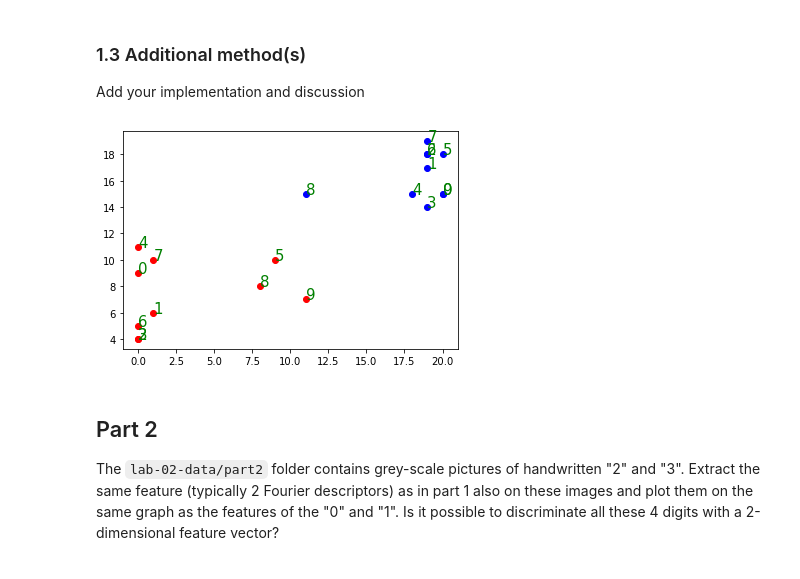
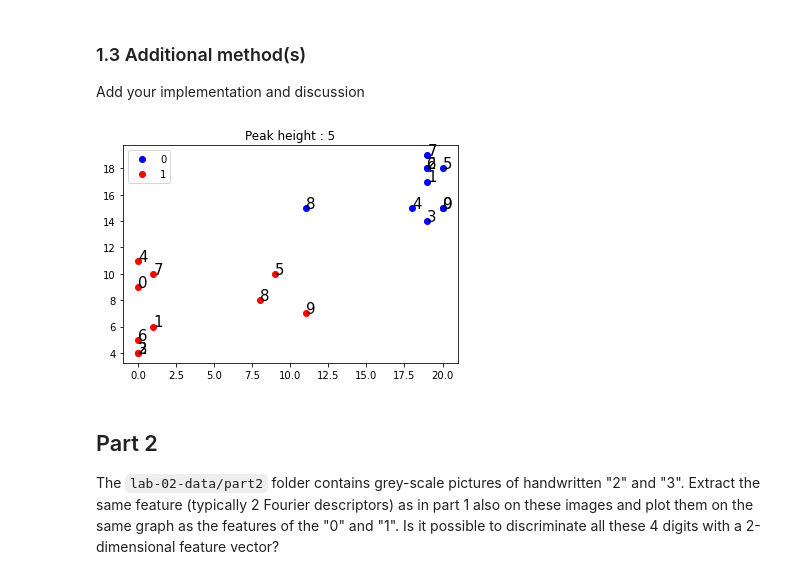
Before and after one commit to JambonSama/image_analysis_and_pattern_recognition_labs, a Jupyter notebook: labs/lab_02_object_description.ipynb, the cells around one changed output. Saved outputs shown, nothing was run; the diff lists cells and outputs as text; code cells hidden in the pictures.

Commit message:
Modified : add one part 2.2 count of peak of 0 to 3, modified part 1.3 comment+graph legends

```diff
--- a/labs/lab_02_object_description.ipynb
+++ b/labs/lab_02_object_description.ipynb
@@ -80,39 +80,46 @@ Add your implementation and discussion
 ### 1.3 Additional method(s)
 Add your implementation and discussion
 # %%
-
-def compute_max_on_axis(list_img, peak_value):
+# Count number of peak per axis with a value minimal of peak_value
+def peak_on_axis(list_img, peak_value):
 
     peak_in_x = np.zeros(10)
     peak_in_y = np.zeros(10)
     for im, i in zip(list_img, range(list_img.size)):
 
         im_t = cv.inRange(im, 20,255)
         im_t = im_t/255
 
         for x in range(im[0,:].size):
             if sum(im_t[x,:]) > peak_value:
                 peak_in_x[i] = peak_in_x[i] + 1
 
         for y in range(im[:,0].size):
             if sum(im_t[:,y]) > peak_value:
                 peak_in_y[i] = peak_in_y[i] + 1
 
     return peak_in_x, peak_in_y
 
+# Plot number corresponding of each point
+def plot_number(nb_peak_x,nb_peak_y):
+    for x,y,i in zip(nb_peak_x, nb_peak_y, range(nb_peak_x.size)):
+        plt.text(x,y, str(i), color="black", fontsize=15)
 
-nb_peak_x_0, nb_peak_y_0 = compute_max_on_axis(zeros_im,5)
-nb_peak_x_1, nb_peak_y_1 = compute_max_on_axis(ones_im,5)
+# Computation
+peak_value = 5
+nb_peak_x_0, nb_peak_y_0 = compute_max_on_axis(zeros_im,peak_value)
+nb_peak_x_1, nb_peak_y_1 = compute_max_on_axis(ones_im,peak_value)
 
-plt.plot(nb_peak_x_0,nb_peak_y_0,"bo", nb_peak_x_1,nb_peak_y_1,"ro")
-
-for x,y,i in zip(nb_peak_x_0, nb_peak_y_0, range(nb_peak_x_0.size)):
-    plt.text(x,y, str(i), color="green", fontsize=15)
-
-for x,y,i in zip(nb_peak_x_1, nb_peak_y_1, range(nb_peak_x_0.size)):
-    plt.text(x,y, str(i), color="green", fontsize=15)
+# Plot
+fig, ax = plt.subplots()
+plt.title(f"Peak height : {peak_value}")
+ax.plot(nb_peak_x_0, nb_peak_y_0, "bo", label='0')
+ax.plot(nb_peak_x_1, nb_peak_y_1, "ro", label='1')
+ax.legend(loc='upper left')
+plot_number(nb_peak_x_0, nb_peak_y_0)
+plot_number(nb_peak_x_1, nb_peak_y_1)
 # %% [output]
-[figure, old version]
+[figure, new version]
 # %% [markdown]
 ## Part 2
 The `lab-02-data/part2` folder contains grey-scale pictures of handwritten "2" and "3".
```
Also changed, not shown: parts of 2 cells of this notebook.
